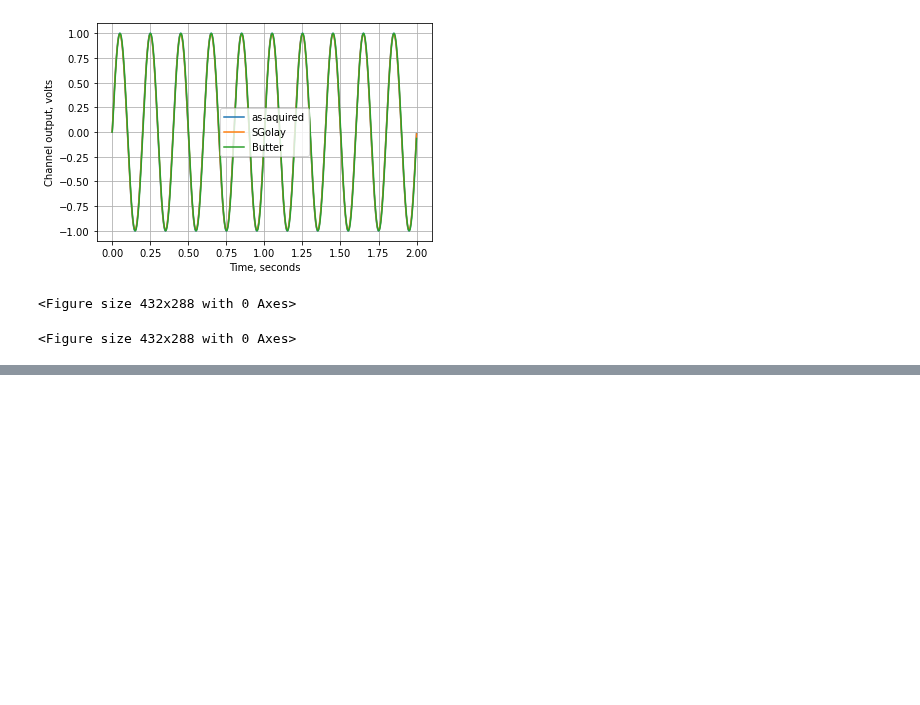
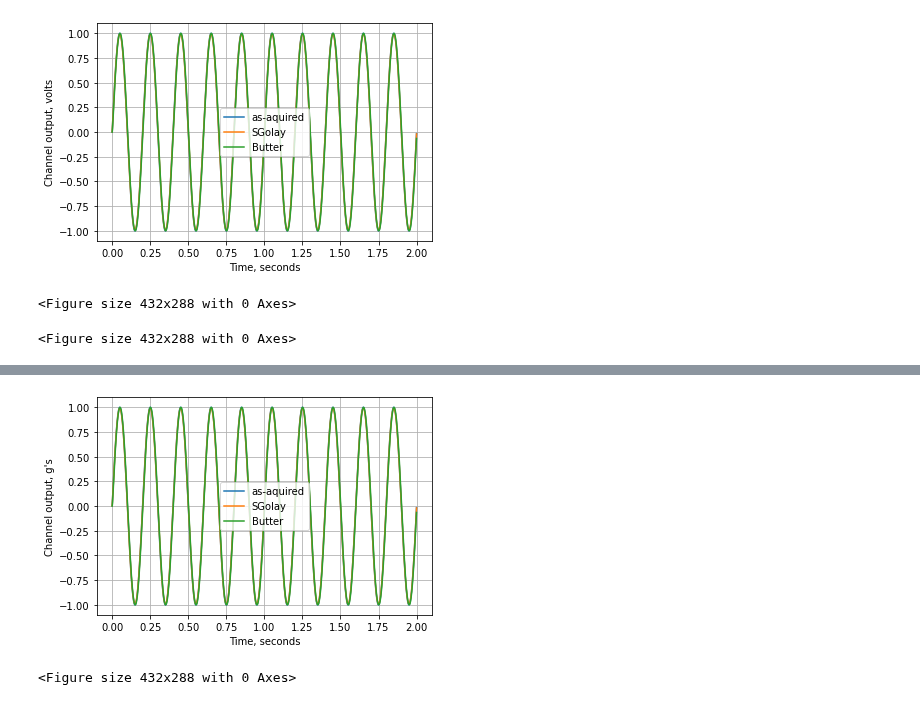
Before and after one commit to RobotSquirrelProd/AppliedVibrationAnalysis, a Jupyter notebook: AppliedVibrationAnalysis Test Harness.ipynb, the cells around one changed output, grey strips where cells are left out. Cells and saved outputs as stored; diff of their text form; code cells hidden in the pictures; blank space fills up the shorter version.

```diff
--- a/AppliedVibrationAnalysis Test Harness.ipynb
+++ b/AppliedVibrationAnalysis Test Harness.ipynb
@@ -80,0 +125,7 @@ cl_sig_test01.plt_spec()
+# %%
+cl_sig_test01.str_eu = "g's"
+# %%
+lst_sigs = cl_sig_test01.plt_sigs()
+# %% [output]
+[figure, added]
+<Figure size 432x288 with 0 Axes>
```
Also changed, not shown: parts of 18 cells of this notebook, 1 other file.
